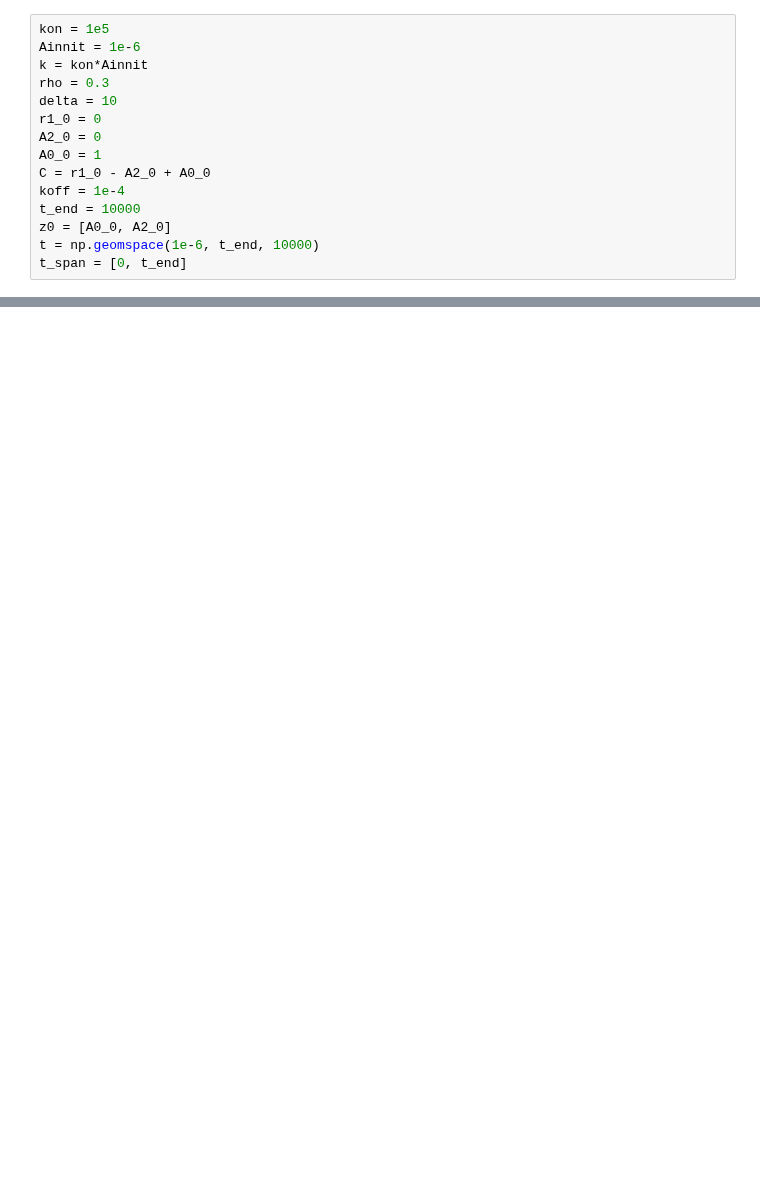
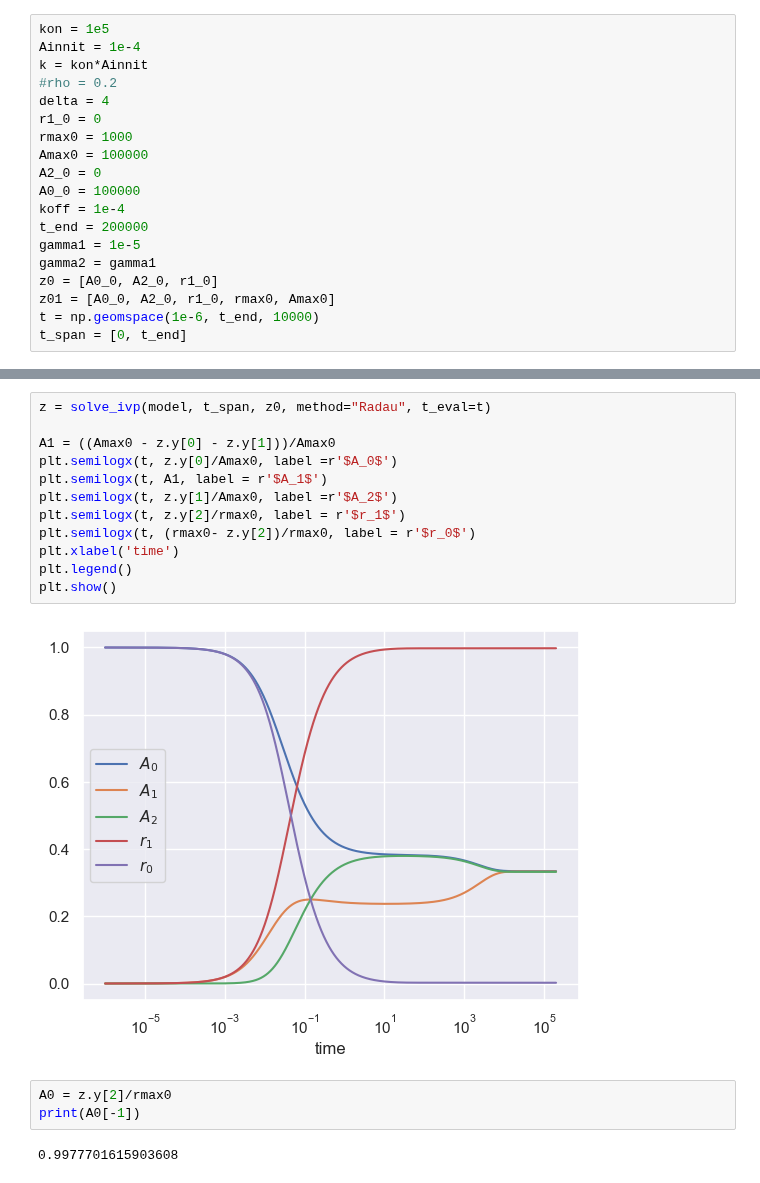
Before and after one commit to lukedtc/ADCC-Project, a Jupyter notebook: Gating_Models/ab_single_cell_bindingstates.ipynb, the cells around one changed output, grey strips where cells are left out. Saved outputs shown, nothing was run; the diff lists cells and outputs as text; blank space fills up the shorter version.

```diff
--- a/Gating_Models/ab_single_cell_bindingstates.ipynb
+++ b/Gating_Models/ab_single_cell_bindingstates.ipynb
@@ -5,15 +8,19 @@ import matplotlib.pyplot as plt
 # %%
 kon = 1e5
-Ainnit = 1e-6
+Ainnit = 1e-4
 k = kon*Ainnit
-rho = 0.3
-delta = 10
+#rho = 0.2
+delta = 4
 r1_0 = 0
+rmax0 = 1000
+Amax0 = 100000
 A2_0 = 0
-A0_0 = 1
-C = r1_0 - A2_0 + A0_0
+A0_0 = 100000
 koff = 1e-4
-t_end = 10000
-z0 = [A0_0, A2_0]
+t_end = 200000
+gamma1 = 1e-5
+gamma2 = gamma1
+z0 = [A0_0, A2_0, r1_0]
+z01 = [A0_0, A2_0, r1_0, rmax0, Amax0]
 t = np.geomspace(1e-6, t_end, 10000)
 t_span = [0, t_end]
@@ -19,0 +34,19 @@ t_span = [0, t_end]
+# %%
+z = solve_ivp(model, t_span, z0, method="Radau", t_eval=t)
+
+A1 = ((Amax0 - z.y[0] - z.y[1]))/Amax0
+plt.semilogx(t, z.y[0]/Amax0, label =r'$A_0$')
+plt.semilogx(t, A1, label = r'$A_1$')
+plt.semilogx(t, z.y[1]/Amax0, label =r'$A_2$')
+plt.semilogx(t, z.y[2]/rmax0, label = r'$r_1$')
+plt.semilogx(t, (rmax0- z.y[2])/rmax0, label = r'$r_0$')
+plt.xlabel('time')
+plt.legend()
+plt.show()
+# %% [output]
+[figure, added]
+# %%
+A0 = z.y[2]/rmax0
+print(A0[-1])
+# %% [output]
+0.9977701615903608
```
Also changed, not shown: parts of 10 cells of this notebook, 35 other files.
